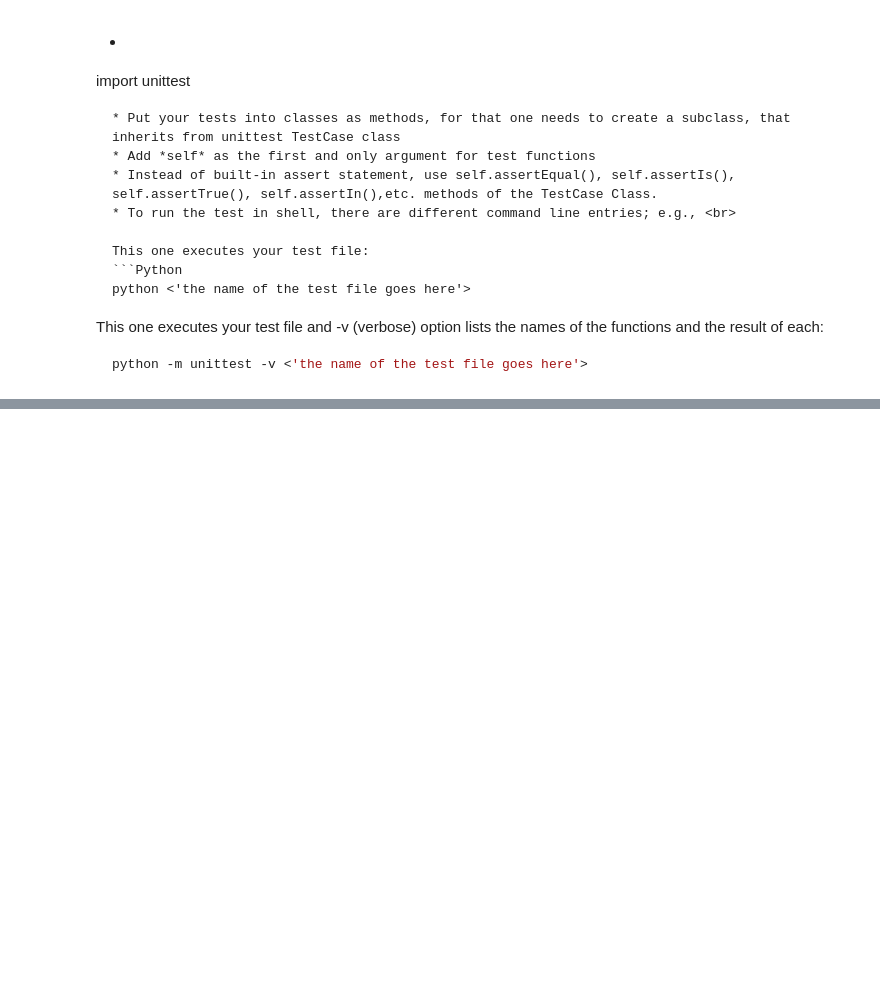
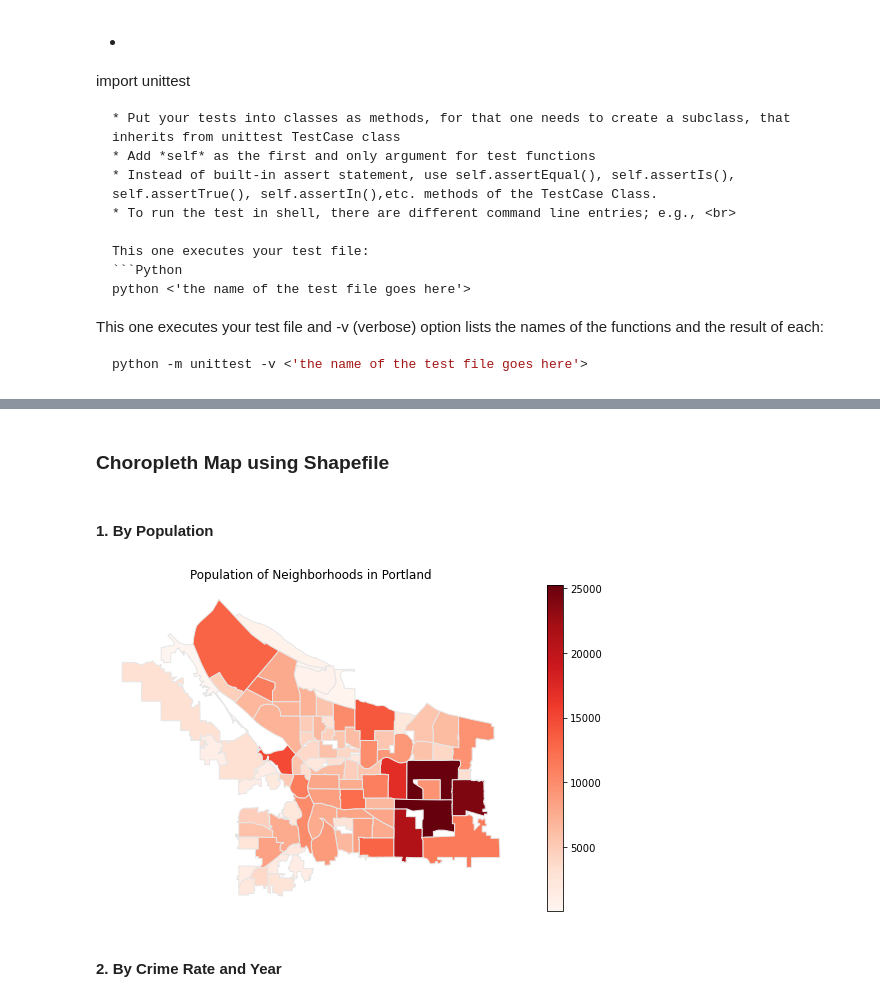
Before and after one commit to Abraham-newbie/Predicting_Crime_From_Space, a Jupyter notebook: project_sv.ipynb, the cells around one changed output, grey strips where cells are left out. Cells and saved outputs as stored; diff of their text form; code cells hidden in the pictures; blank space fills up the shorter version.

```diff
--- a/project_sv.ipynb
+++ b/project_sv.ipynb
@@ -352,0 +427,52 @@ OK
+# %% [markdown]
+###  Choropleth Map using Shapefile
+# %% [markdown]
+#### 1. By Population
+# %%
+# Bringing the names of places in shapefile to the form that is used in crime dataset
+list_names = []
+for name in shapefile_portland["NAME"]:
+    n = name.replace(" ", "_").replace("/", "_").replace(".", "").replace(",", "_")
+    list_names.append(n)
+
+# Creating a column to include the updated Names
+shapefile_portland["Matched_Names"] = list_names
+
+# Slicing the shapefile_portland dataframe to only include the Names and Geometry of the areas
+sliced_shapefile = shapefile_portland[["Matched_Names", "geometry"]].dropna()
+
+# Merge Shapefile of Neighborhoods with crime dataset - Year 2015 is provided, but the population is same across years
+# as the controls used are only provided for the same one year, so here the purpose is not which year but rather
+# how dense is the population across the communities.
+population_2015 = df_with_controls[df_with_controls["Year"] == "2015"].groupby(["Matched_Names",
+                                                                                "Year"])["adj_popn"].mean().reset_index()
+
+shp_merged_with_crime_data = pd.merge(
+                                        left=population_2015,
+                                        right=sliced_shapefile,
+                                        on='Matched_Names',
+                                        how='left',
+                                         )
+shp_merged_with_crime_data = shp_merged_with_crime_data.drop_duplicates(subset = ['Matched_Names', 'Year'],
+                                                                        keep = 'last').reset_index(drop = True)
+
+
+# Converting the dataframe to GeodDataframe
+from geopandas import GeoDataFrame
+
+shp_merged_with_crime_data = GeoDataFrame(shp_merged_with_crime_data)
+
+# Converting Series Object to GeoSeries
+shp_merged_with_crime_data['geometry'] = geopandas.GeoSeries.from_wkt(shp_merged_with_crime_data['geometry'])
+geo_df = geopandas.GeoDataFrame(shp_merged_with_crime_data, geometry='geometry')
+
+# Create the Choropleth Map of Population across Neighborhoods in Portland
+fig, ax = plt.subplots(1, figsize=(10,6))
+geo_df.plot(column='adj_popn', cmap='Reds',  linewidth=1, ax=ax, edgecolor='0.9', legend=True)
+ax.axis('off')
+plt.title("Population of Neighborhoods in Portland")
+plt.show()
+# %% [output]
+[figure, added]
+# %% [markdown]
+#### 2. By Crime Rate and Year
```
Also changed, not shown: parts of 16 cells of this notebook.
